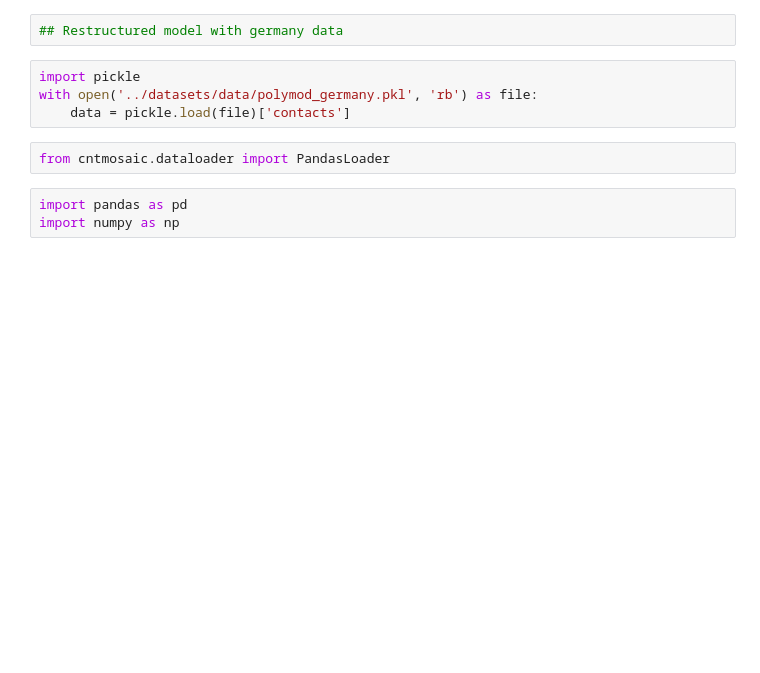
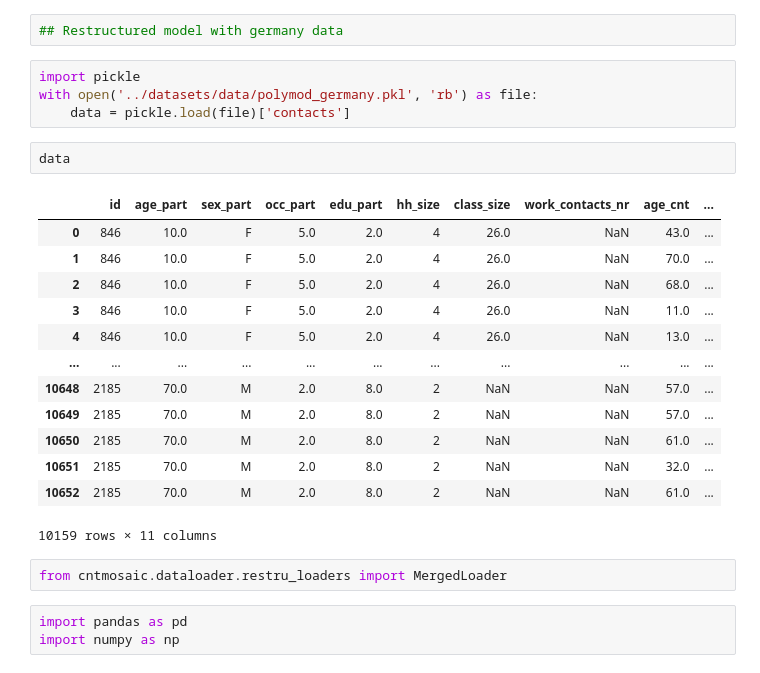
Before and after one commit to ShozenD/cntmosaic, a Jupyter notebook: cntmosaic/tutorial/germany.ipynb, the cells around one changed output. Cells and saved outputs as stored; diff of their text form; blank space fills up the shorter version.

```diff
--- a/cntmosaic/tutorial/germany.ipynb
+++ b/cntmosaic/tutorial/germany.ipynb
@@ -4,8 +4,24 @@
 import pickle
 with open('../datasets/data/polymod_germany.pkl', 'rb') as file:
     data = pickle.load(file)['contacts']
+# %%
+data
+# %% [output]
+|  | id | age_part | sex_part | occ_part | edu_part | hh_size | class_size | work_contacts_nr | age_cnt | ... |
+| 0 | 846 | 10.0 | F | 5.0 | 2.0 | 4 | 26.0 | NaN | 43.0 | ... |
+| 1 | 846 | 10.0 | F | 5.0 | 2.0 | 4 | 26.0 | NaN | 70.0 | ... |
+| 2 | 846 | 10.0 | F | 5.0 | 2.0 | 4 | 26.0 | NaN | 68.0 | ... |
+| 3 | 846 | 10.0 | F | 5.0 | 2.0 | 4 | 26.0 | NaN | 11.0 | ... |
+| 4 | 846 | 10.0 | F | 5.0 | 2.0 | 4 | 26.0 | NaN | 13.0 | ... |
+| ... | ... | ... | ... | ... | ... | ... | ... | ... | ... | ... |
+| 10648 | 2185 | 70.0 | M | 2.0 | 8.0 | 2 | NaN | NaN | 57.0 | ... |
+| 10649 | 2185 | 70.0 | M | 2.0 | 8.0 | 2 | NaN | NaN | 57.0 | ... |
+| 10650 | 2185 | 70.0 | M | 2.0 | 8.0 | 2 | NaN | NaN | 61.0 | ... |
+| 10651 | 2185 | 70.0 | M | 2.0 | 8.0 | 2 | NaN | NaN | 32.0 | ... |
+| 10652 | 2185 | 70.0 | M | 2.0 | 8.0 | 2 | NaN | NaN | 61.0 | ... |
+10159 rows × 11 columns
 # %%
-from cntmosaic.dataloader import PandasLoader
+from cntmosaic.dataloader.restru_loaders import MergedLoader
 # %%
 import pandas as pd
 import numpy as np
```
Also changed, not shown: parts of 12 cells of this notebook, 10 other files.
